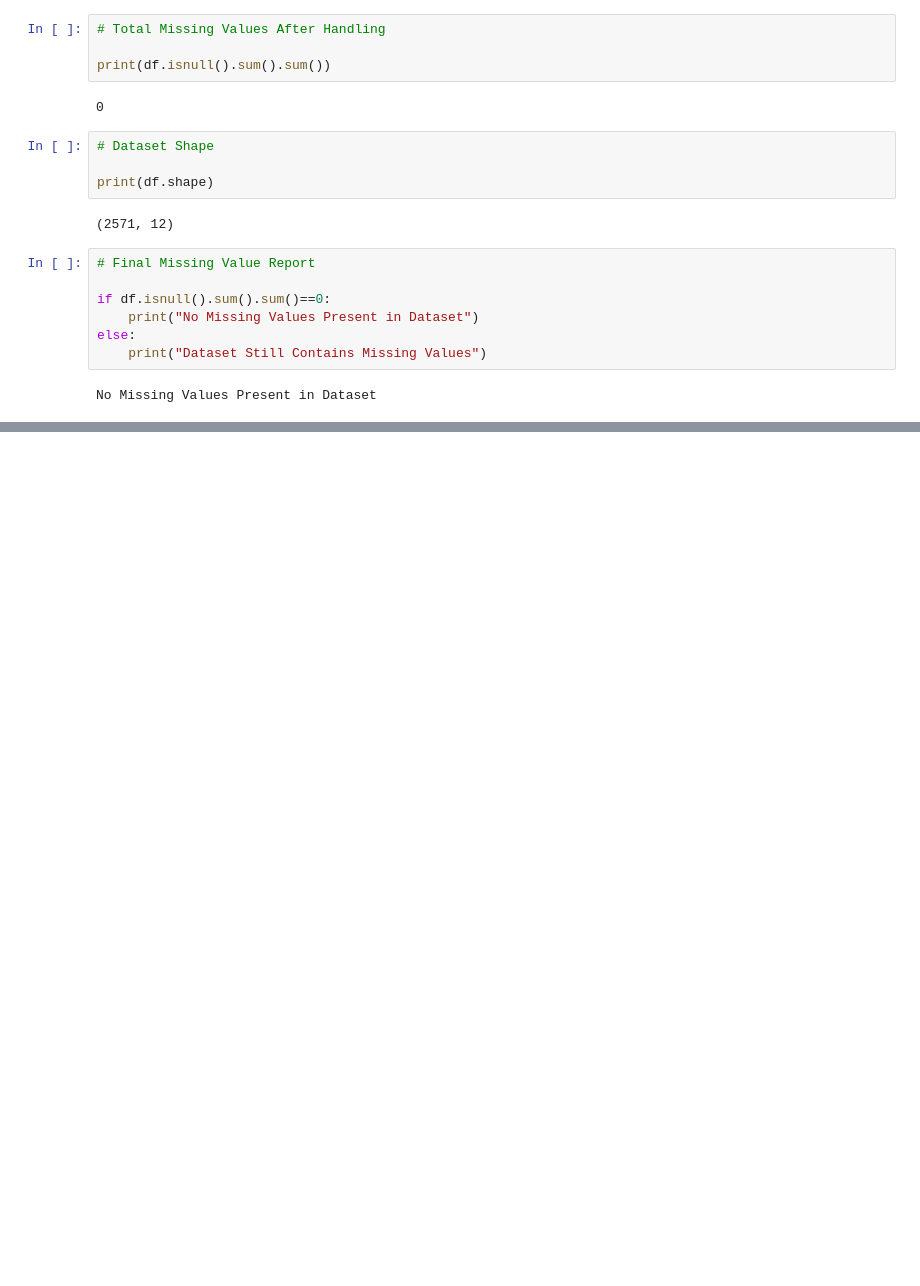
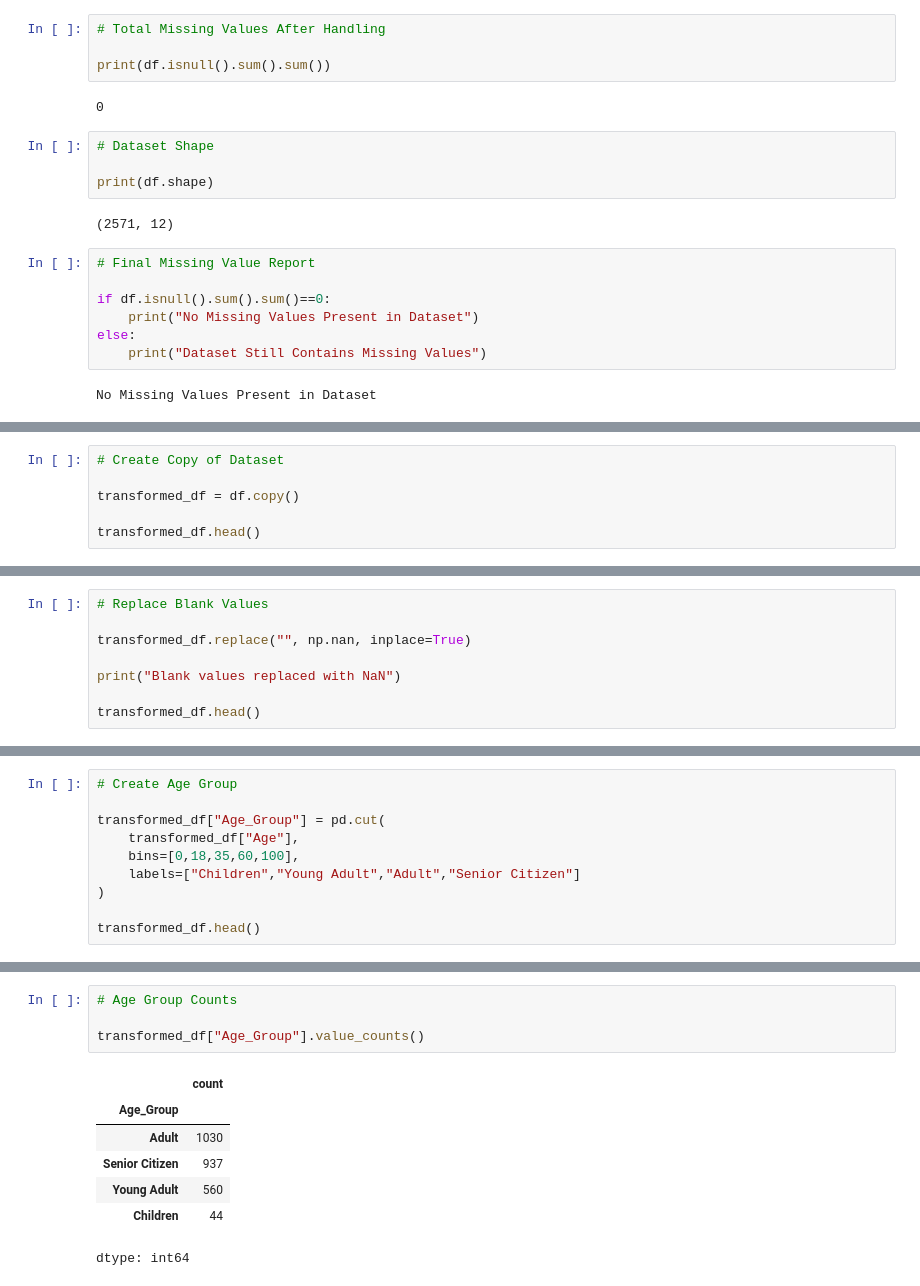
Before and after one commit to kyogeshsagar/K_YOGESH_SAGAR, a Jupyter notebook: EDA_Phase1.ipynb, the cells around one changed output, grey strips where cells are left out. Drawn from its saved outputs; the diff is of its cells as text; blank space fills up the shorter version.

```diff
--- a/EDA_Phase1.ipynb
+++ b/EDA_Phase1.ipynb
@@ -631,0 +837,6 @@ No Missing Values Present in Dataset
+# %%
+# Create Copy of Dataset
+
+transformed_df = df.copy()
+
+transformed_df.head()
@@ -631,0 +850,8 @@ No Missing Values Present in Dataset
+# %%
+# Replace Blank Values
+
+transformed_df.replace("", np.nan, inplace=True)
+
+print("Blank values replaced with NaN")
+
+transformed_df.head()
@@ -631,0 +866,10 @@ No Missing Values Present in Dataset
+# %%
+# Create Age Group
+
+transformed_df["Age_Group"] = pd.cut(
+    transformed_df["Age"],
+    bins=[0,18,35,60,100],
+    labels=["Children","Young Adult","Adult","Senior Citizen"]
+)
+
+transformed_df.head()
@@ -631,0 +883,12 @@ No Missing Values Present in Dataset
+# %%
+# Age Group Counts
+
+transformed_df["Age_Group"].value_counts()
+# %% [output]
+|  | count |
+| Age_Group |  |
+| Adult | 1030 |
+| Senior Citizen | 937 |
+| Young Adult | 560 |
+| Children | 44 |
+dtype: int64
```
Also changed, not shown: parts of 28 cells of this notebook.
